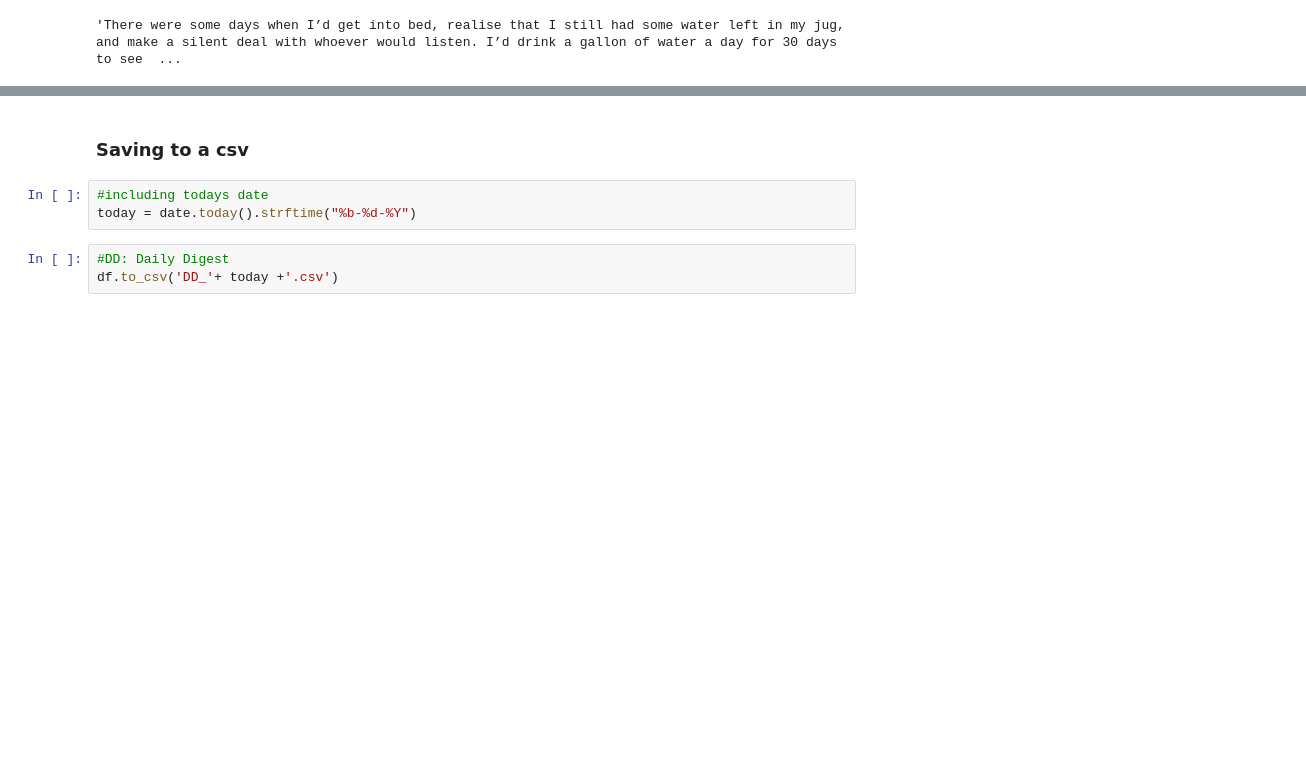
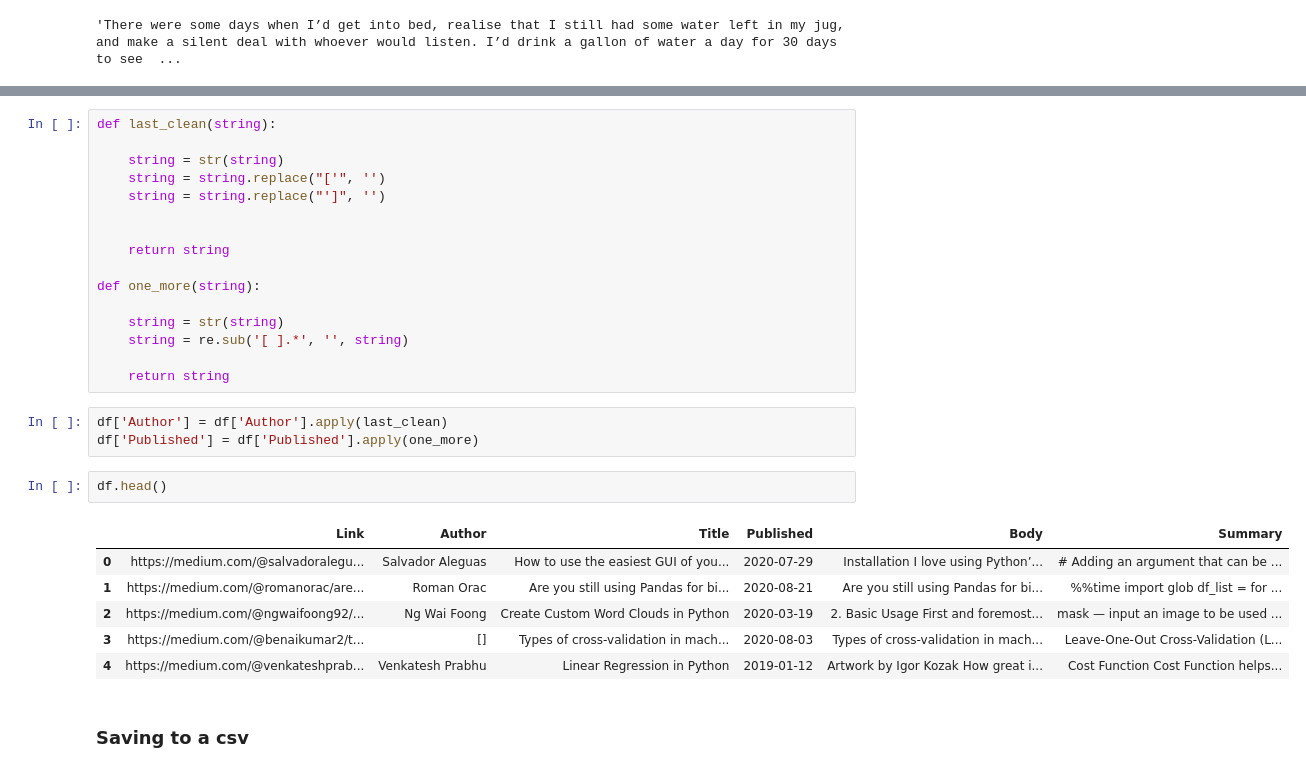
Before and after one commit to sourwurm/EmailDigestSummarizer, a Jupyter notebook: Daily Digest Summary.ipynb, the cells around one changed output, grey strips where cells are left out. Drawn from its saved outputs; the diff is of its cells as text; blank space fills up the shorter version.

```diff
--- a/Daily Digest Summary.ipynb
+++ b/Daily Digest Summary.ipynb
@@ -300,11 +303,33 @@ df
 | 14 | https://medium.com/@juliahorvath/... | [Julia Horvath] | How to Be a High-Functioning Nigh... | 2020-01-20 12:14:59.317000+00:00 | How to Be a High-Functioning Nigh... | The problem is, we night owls are... |
 | 15 | https://medium.com/@MissTanya/how... | [Tanya Edwards] | How to Be Productive in Existenti... | 2020-07-27 13:27:43.501000+00:00 | How to Be Productive in Existenti... | Ask your boss uncomfortable quest... |
 | 16 | https://medium.com/@sarahthefirth... | [Sarah Firth] | The Power of Small Things | 2020-08-21 21:14:23.090000+00:00 | Written by Sarah Firth Follow I’m... | Written by Sarah Firth Follow I’m... |
+# %%
+def last_clean(string):
+
+    string = str(string)
+    string = string.replace("['", '')
+    string = string.replace("']", '')
+
+
+    return string
+
+def one_more(string):
+
+    string = str(string)
+    string = re.sub('[ ].*', '', string)
+
+    return string
+# %%
+df['Author'] = df['Author'].apply(last_clean)
+df['Published'] = df['Published'].apply(one_more)
+# %%
+df.head()
+# %% [output]
+|  | Link | Author | Title | Published | Body | Summary |
+| 0 | https://medium.com/@salvadoralegu... | Salvador Aleguas | How to use the easiest GUI of you... | 2020-07-29 | Installation I love using Python’... | # Adding an argument that can be ... |
+| 1 | https://medium.com/@romanorac/are... | Roman Orac | Are you still using Pandas for bi... | 2020-08-21 | Are you still using Pandas for bi... | %%time import glob df_list = for ... |
+| 2 | https://medium.com/@ngwaifoong92/... | Ng Wai Foong | Create Custom Word Clouds in Python | 2020-03-19 | 2. Basic Usage First and foremost... | mask — input an image to be used ... |
+| 3 | https://medium.com/@benaikumar2/t... | [] | Types of cross-validation in mach... | 2020-08-03 | Types of cross-validation in mach... | Leave-One-Out Cross-Validation (L... |
+| 4 | https://medium.com/@venkateshprab... | Venkatesh Prabhu | Linear Regression in Python | 2019-01-12 | Artwork by Igor Kozak How great i... | Cost Function Cost Function helps... |
 # %% [markdown]
 ### Saving to a csv
-# %%
-#including todays date
-today = date.today().strftime("%b-%d-%Y")
-# %%
-#DD: Daily Digest
-df.to_csv('DD_'+ today +'.csv')
```
Also changed, not shown: parts of 9 cells of this notebook, 1 other file.
